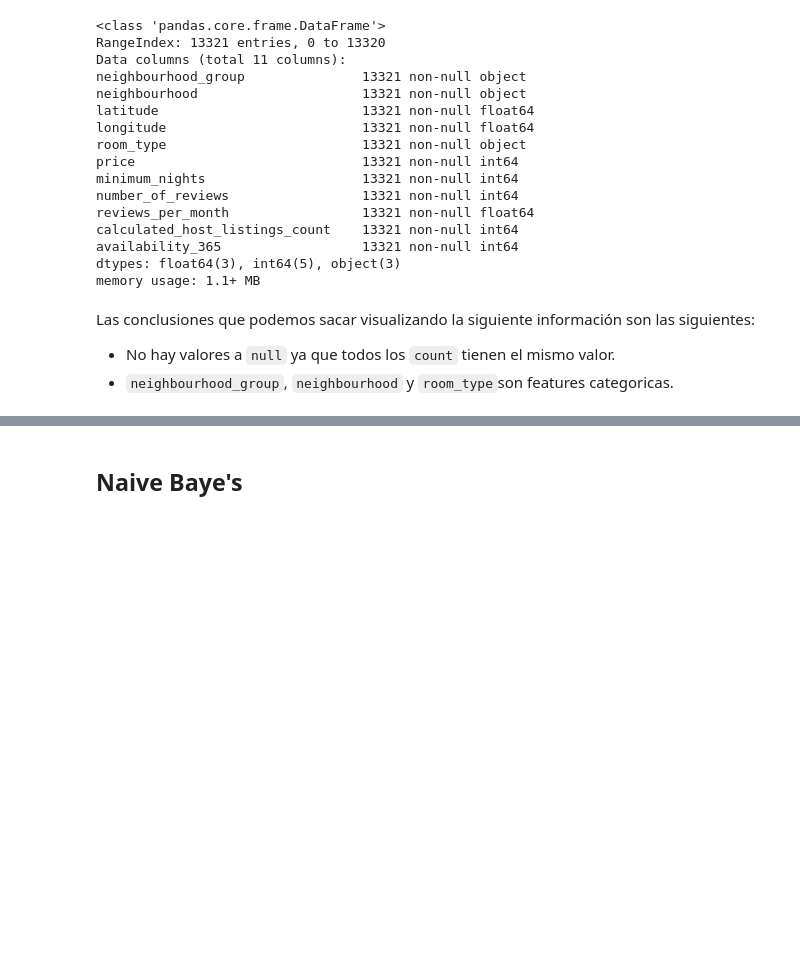
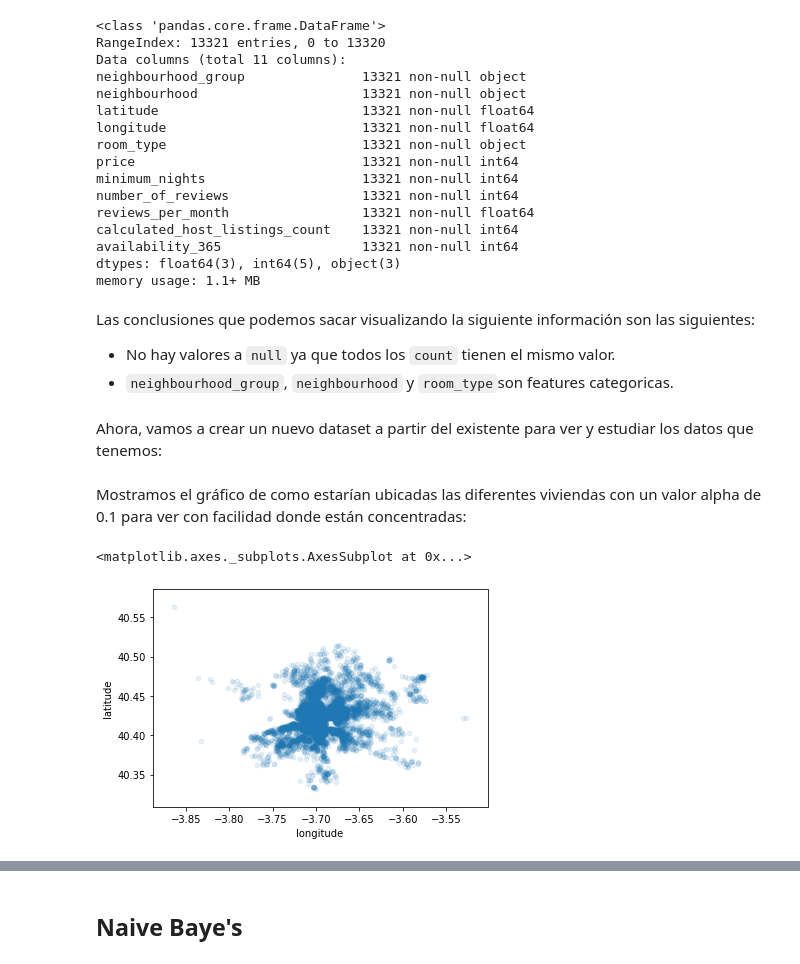
Before and after one commit to frapima/AAI, a Jupyter notebook: projects/module1/tp1/InsideAirBnB.ipynb, the cells around one changed output, grey strips where cells are left out. Cells and saved outputs as stored; diff of their text form; code cells hidden in the pictures; blank space fills up the shorter version.

```diff
--- a/projects/module1/tp1/InsideAirBnB.ipynb
+++ b/projects/module1/tp1/InsideAirBnB.ipynb
@@ -118,3 +142,5 @@ memory usage: 1.1+ MB
 Las conclusiones que podemos sacar visualizando la siguiente información son las siguientes:
 - No hay valores a `null` ya que todos los `count` tienen el mismo valor.
 - `neighbourhood_group`, `neighbourhood` y `room_type`son features categoricas.
+# %% [markdown]
+Ahora, vamos a crear un nuevo dataset a partir del existente para ver y estudiar los datos que tenemos:
@@ -120,0 +149,7 @@ Las conclusiones que podemos sacar visualizando la siguiente información son la
+# %% [markdown]
+Mostramos el gráfico de como estarían ubicadas las diferentes viviendas con un valor alpha de 0.1 para ver con facilidad donde están concentradas:
+# %%
+airbnb_est.plot(kind="scatter", x="longitude", y="latitude", alpha=0.1)
+# %% [output]
+<matplotlib.axes._subplots.AxesSubplot at 0x...>
+[figure, added]
```
Also changed, not shown: parts of 74 cells of this notebook, 1 other file.
